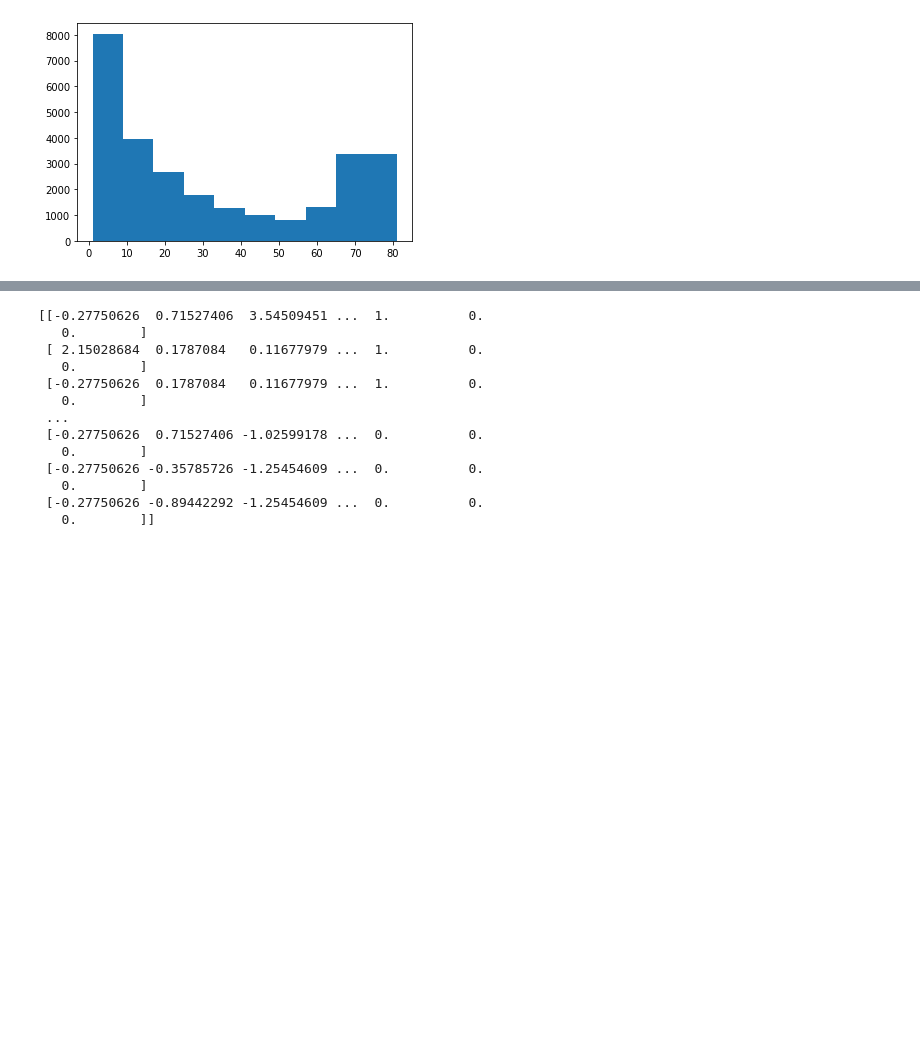
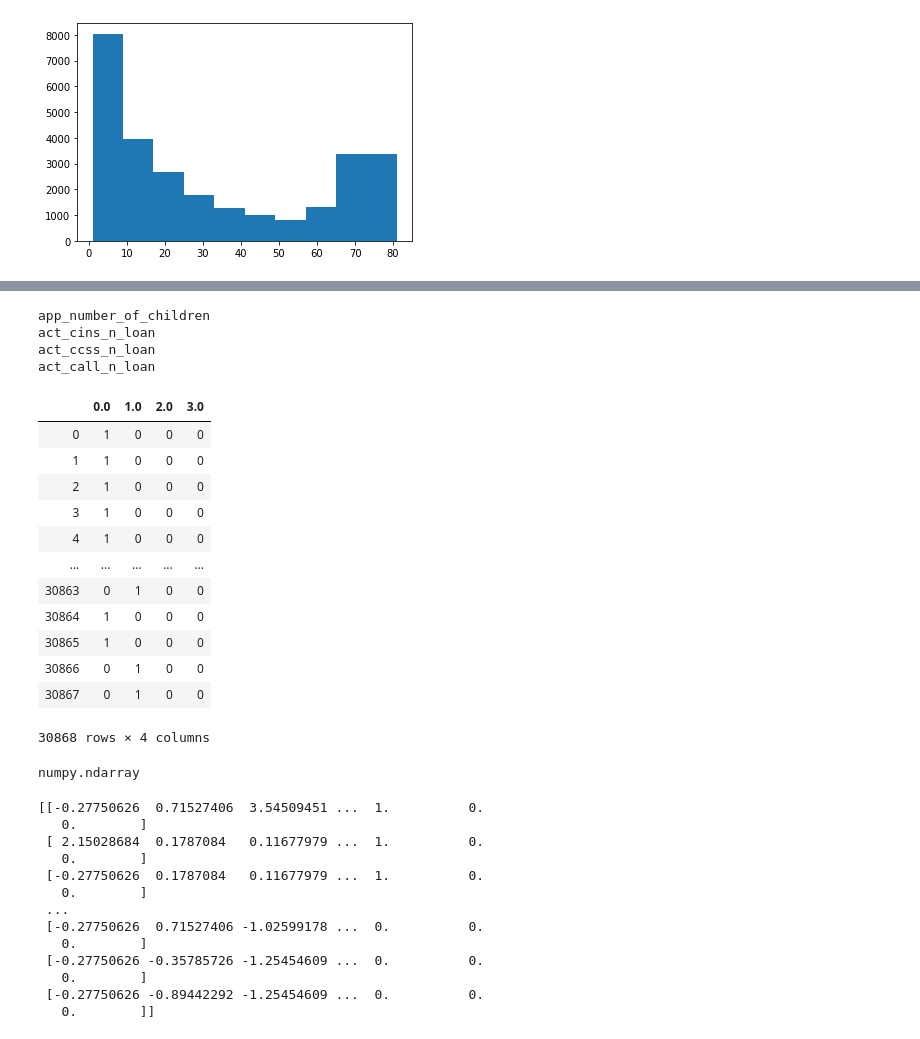
Before and after one commit to TomekQ13/CreditScoring, a Jupyter notebook: CreditScoring.ipynb, the cells around one changed output, grey strips where cells are left out. Drawn from its saved outputs; the diff is of its cells as text; code cells hidden in the pictures; blank space fills up the shorter version.

Commit message:
manual dummy creation

```diff
--- a/CreditScoring.ipynb
+++ b/CreditScoring.ipynb
@@ -216,5 +223,36 @@ data_X = Imputer_df(dataframe = data_css_select, num_cols_names = num_cols, cat_
+# %%
+temp(cat_cols)
+# %% [output]
+app_number_of_children
+act_cins_n_loan
+act_ccss_n_loan
+act_call_n_loan
+# %%
+dummy = pd.get_dummies(data_X['act_cins_n_loan'])
+#dummy.iloc[;,-1]
+#I need to add column name to the variables
+# %%
+dummy
+# %% [output]
+|  | 0.0 | 1.0 | 2.0 | 3.0 |
+| 0 | 1 | 0 | 0 | 0 |
+| 1 | 1 | 0 | 0 | 0 |
+| 2 | 1 | 0 | 0 | 0 |
+| 3 | 1 | 0 | 0 | 0 |
+| 4 | 1 | 0 | 0 | 0 |
+| ... | ... | ... | ... | ... |
+| 30863 | 0 | 1 | 0 | 0 |
+| 30864 | 1 | 0 | 0 | 0 |
+| 30865 | 1 | 0 | 0 | 0 |
+| 30866 | 0 | 1 | 0 | 0 |
+| 30867 | 0 | 1 | 0 | 0 |
+30868 rows × 4 columns
 # %%
 data_X_scaled_onehot = ct2.fit_transform(data_X)
+# %%
+type(data_X_scaled_onehot)
+# %% [output]
+numpy.ndarray
 # %%
 print(data_X_scaled_onehot)
 # %% [output]
```
Also changed, not shown: parts of 4 cells of this notebook.
